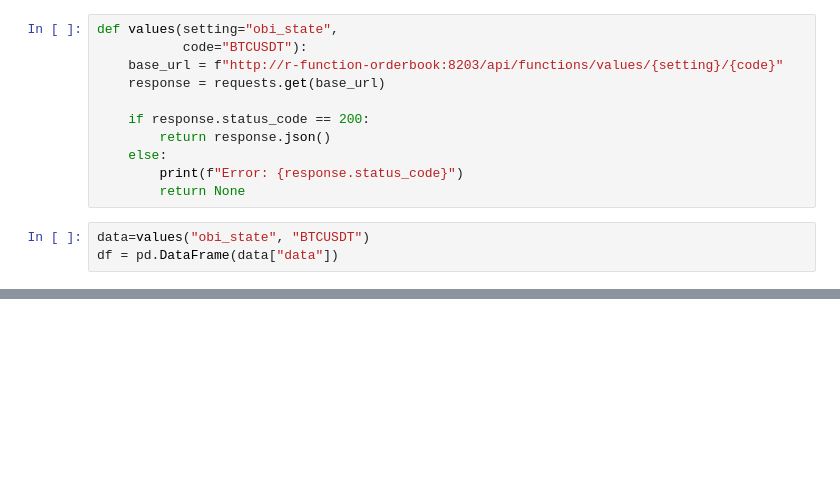
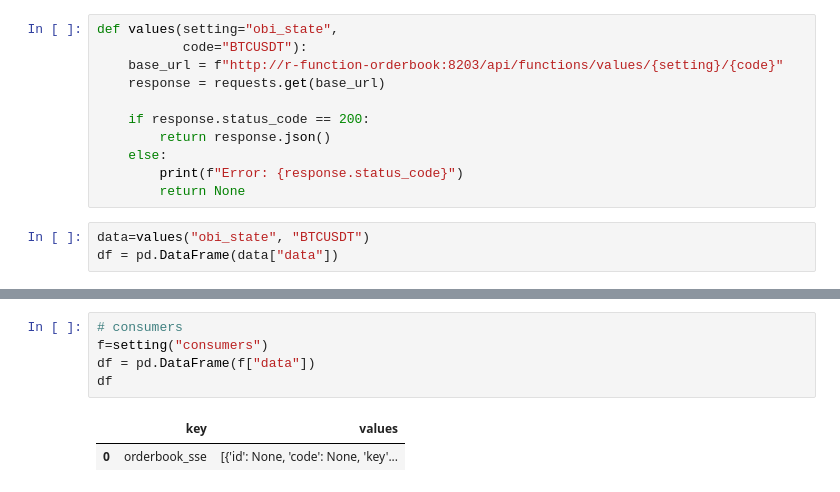
Before and after one commit to shchelchkov/r-notebook, a Jupyter notebook: values.ipynb, the cells around one changed output, grey strips where cells are left out. Cells and saved outputs as stored; diff of their text form; blank space fills up the shorter version.

```diff
--- a/values.ipynb
+++ b/values.ipynb
@@ -79,0 +106,8 @@ df
+# %%
+# consumers
+f=setting("consumers")
+df = pd.DataFrame(f["data"])
+df
+# %% [output]
+|  | key | values |
+| 0 | orderbook_sse | [{'id': None, 'code': None, 'key'... |
```
Also changed, not shown: parts of 9 cells of this notebook.
